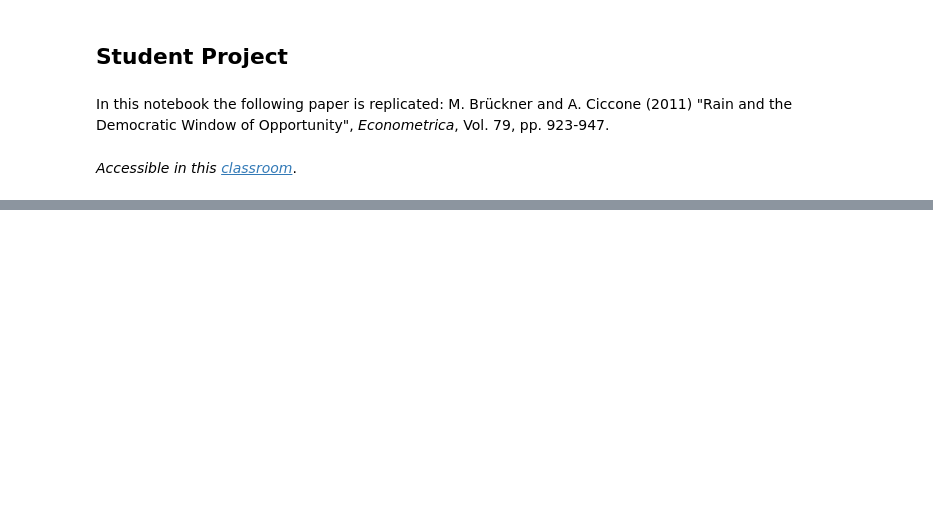
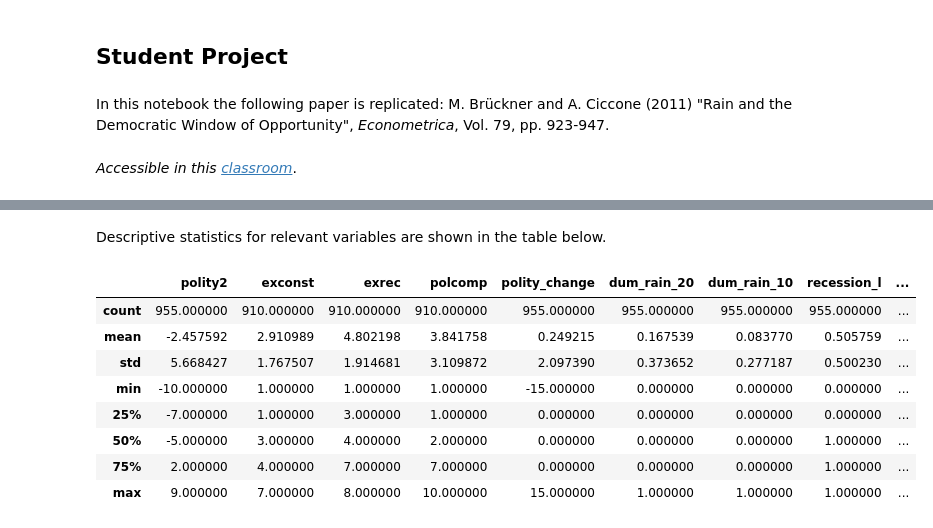
Before and after one commit to maxschae/student-project-maxschae, a Jupyter notebook: student_project-ms.ipynb, the cells around one changed output, grey strips where cells are left out. Saved outputs shown, nothing was run; the diff lists cells and outputs as text; code cells hidden in the pictures; blank space fills up the shorter version.

```diff
--- a/student_project-ms.ipynb
+++ b/student_project-ms.ipynb
@@ -144,0 +37,19 @@ for i,country_code in enumerate(country_codes):
+# %%
+df = get_panel_dataset()
+# %% [markdown]
+Descriptive statistics for relevant variables are shown in the table below.
+# %%
+columns = ['polity2', 'exconst', 'exrec', 'polcomp', 'polity_change', 'dum_rain_20', 'dum_rain_10',
+           'recession_l', 'agri_gdpshare', 'gpcp', 'gdp']
+df_temp = df[columns]
+df_temp.describe()
+# %% [output]
+|  | polity2 | exconst | exrec | polcomp | polity_change | dum_rain_20 | dum_rain_10 | recession_l | ... |
+| count | 955.000000 | 910.000000 | 910.000000 | 910.000000 | 955.000000 | 955.000000 | 955.000000 | 955.000000 | ... |
+| mean | -2.457592 | 2.910989 | 4.802198 | 3.841758 | 0.249215 | 0.167539 | 0.083770 | 0.505759 | ... |
+| std | 5.668427 | 1.767507 | 1.914681 | 3.109872 | 2.097390 | 0.373652 | 0.277187 | 0.500230 | ... |
+| min | -10.000000 | 1.000000 | 1.000000 | 1.000000 | -15.000000 | 0.000000 | 0.000000 | 0.000000 | ... |
+| 25% | -7.000000 | 1.000000 | 3.000000 | 1.000000 | 0.000000 | 0.000000 | 0.000000 | 0.000000 | ... |
+| 50% | -5.000000 | 3.000000 | 4.000000 | 2.000000 | 0.000000 | 0.000000 | 0.000000 | 1.000000 | ... |
+| 75% | 2.000000 | 4.000000 | 7.000000 | 7.000000 | 0.000000 | 0.000000 | 0.000000 | 1.000000 | ... |
+| max | 9.000000 | 7.000000 | 8.000000 | 10.000000 | 15.000000 | 1.000000 | 1.000000 | 1.000000 | ... |
```
Also changed, not shown: parts of 43 cells of this notebook.
